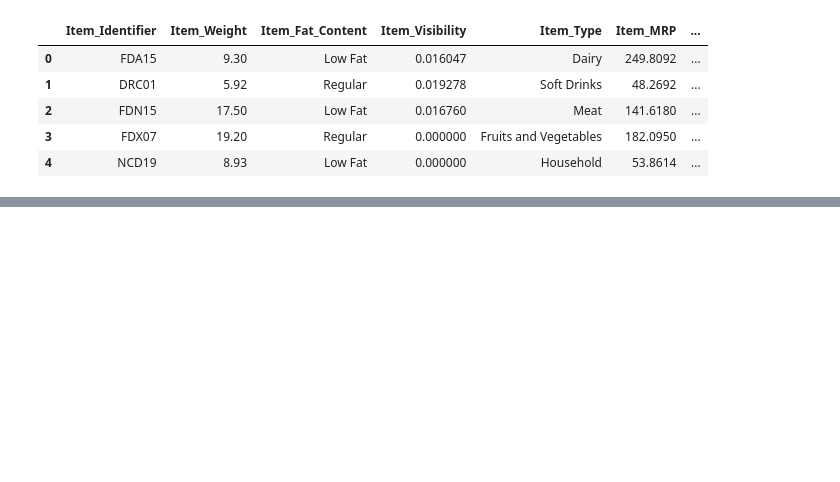
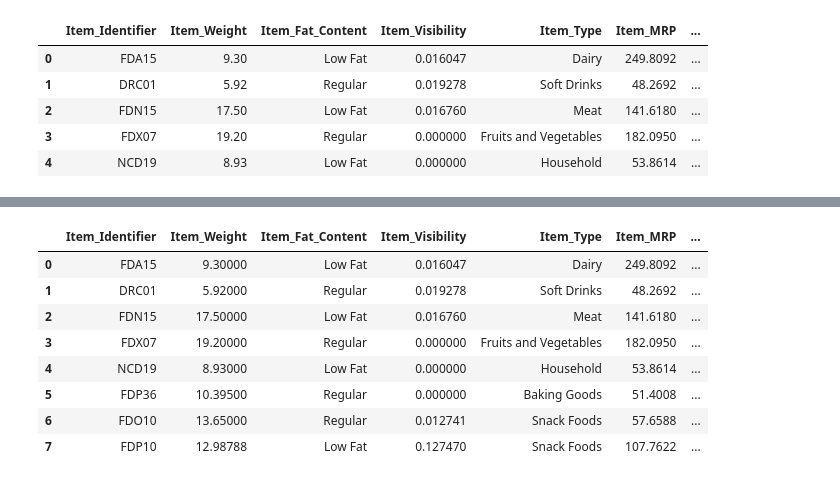
Before and after one commit to rlorey/food_sales_predictions, a Jupyter notebook: Project1.ipynb, the cells around one changed output, grey strips where cells are left out. Cells and saved outputs as stored; diff of their text form; code cells hidden in the pictures; blank space fills up the shorter version.

```diff
--- a/Project1.ipynb
+++ b/Project1.ipynb
@@ -14,0 +140,13 @@ df.head()
+# %%
+df["Item_Weight"] = df.groupby("Item_Type").transform(lambda x: x.fillna(x.mean())) #5 Fill in missing values in the Item_Weight column by taking the mean of the Item_Type groups and filling them in to each corresponding missing Item_Weight
+df.head(8) #I chose to fill in missing weights with average weight of each Item_Type group because similar food types tend to have relatively close weights
+# %% [output]
+|  | Item_Identifier | Item_Weight | Item_Fat_Content | Item_Visibility | Item_Type | Item_MRP | ... |
+| 0 | FDA15 | 9.30000 | Low Fat | 0.016047 | Dairy | 249.8092 | ... |
+| 1 | DRC01 | 5.92000 | Regular | 0.019278 | Soft Drinks | 48.2692 | ... |
+| 2 | FDN15 | 17.50000 | Low Fat | 0.016760 | Meat | 141.6180 | ... |
+| 3 | FDX07 | 19.20000 | Regular | 0.000000 | Fruits and Vegetables | 182.0950 | ... |
+| 4 | NCD19 | 8.93000 | Low Fat | 0.000000 | Household | 53.8614 | ... |
+| 5 | FDP36 | 10.39500 | Regular | 0.000000 | Baking Goods | 51.4008 | ... |
+| 6 | FDO10 | 13.65000 | Regular | 0.012741 | Snack Foods | 57.6588 | ... |
+| 7 | FDP10 | 12.98788 | Low Fat | 0.127470 | Snack Foods | 107.7622 | ... |
```
Also changed, not shown: parts of 24 cells of this notebook.
